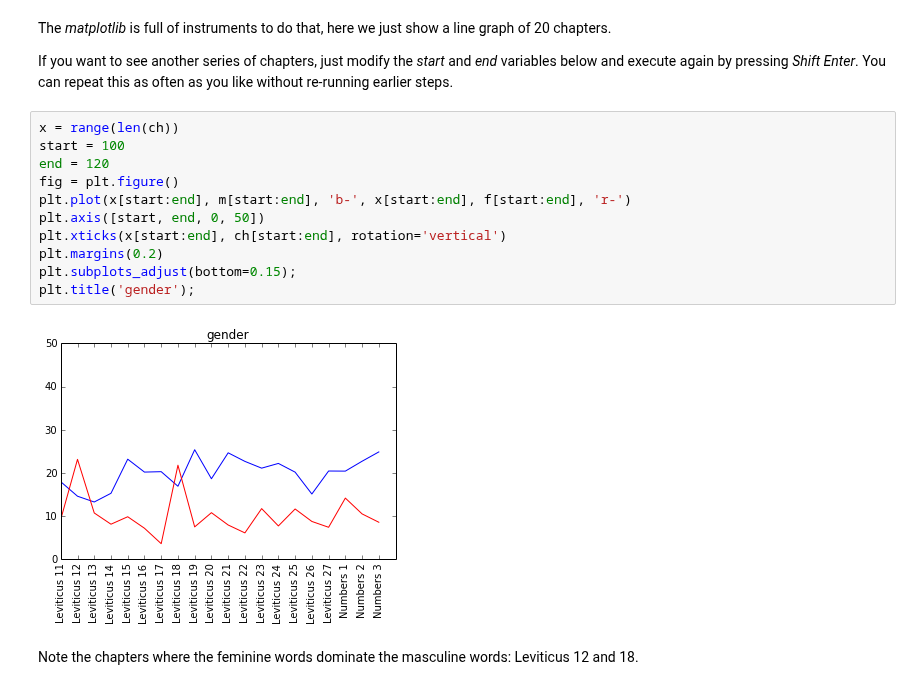
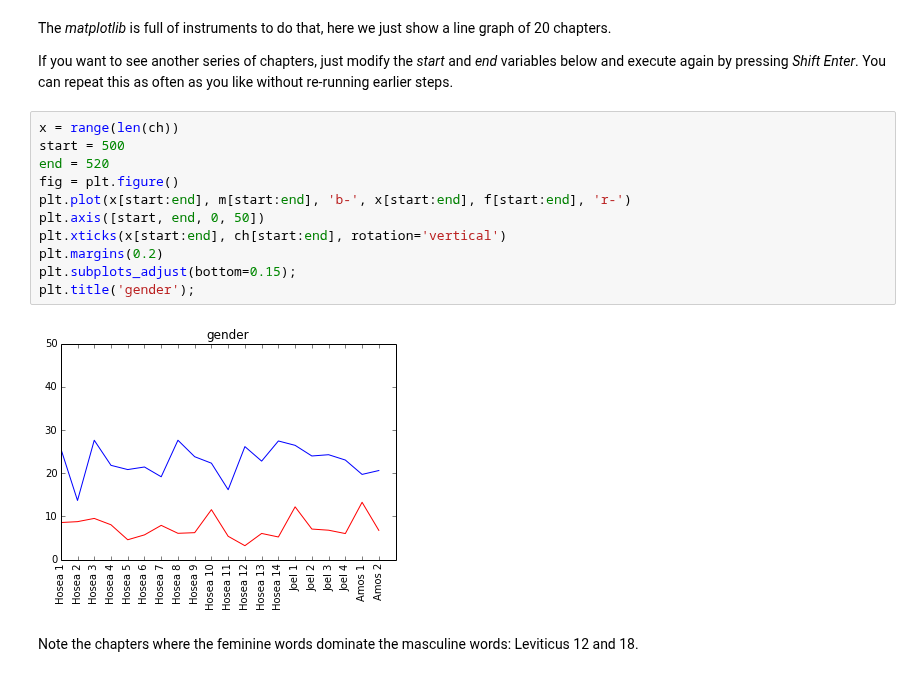
Before and after one commit to dirkroorda/laf-fabric, a Jupyter notebook: notebooks/gender.ipynb, the cells around one changed output. Cells and saved outputs as stored; diff of their text form.

```diff
--- a/notebooks/gender.ipynb
+++ b/notebooks/gender.ipynb
@@ -230,16 +214,16 @@ The *matplotlib* is full of instruments to do that, here we just show a line gra
 If you want to see another series of chapters, just modify the *start* and *end* variables below and execute again by pressing *Shift Enter*. You can repeat this as often as you like without re-running earlier steps.
 # %%
 x = range(len(ch))
-start = 100
-end = 120
+start = 500
+end = 520
 fig = plt.figure()
 plt.plot(x[start:end], m[start:end], 'b-', x[start:end], f[start:end], 'r-')
 plt.axis([start, end, 0, 50])
 plt.xticks(x[start:end], ch[start:end], rotation='vertical')
 plt.margins(0.2)
 plt.subplots_adjust(bottom=0.15);
 plt.title('gender');
 # %% [output]
-[figure, old version]
+[figure, new version]
 # %% [markdown]
 Note the chapters where the feminine words dominate the masculine words: Leviticus 12 and 18.
```
Also changed, not shown: parts of 3 cells of this notebook, 1 other file.
